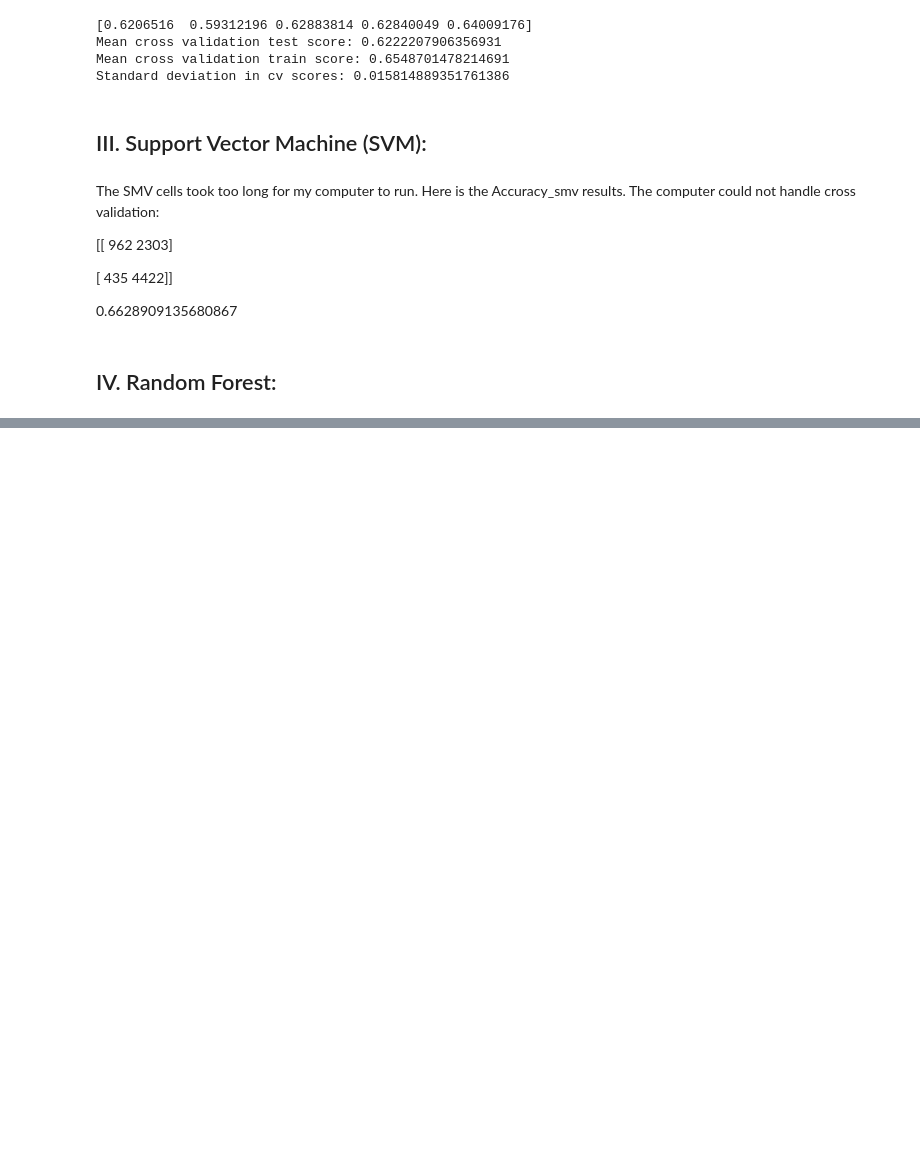
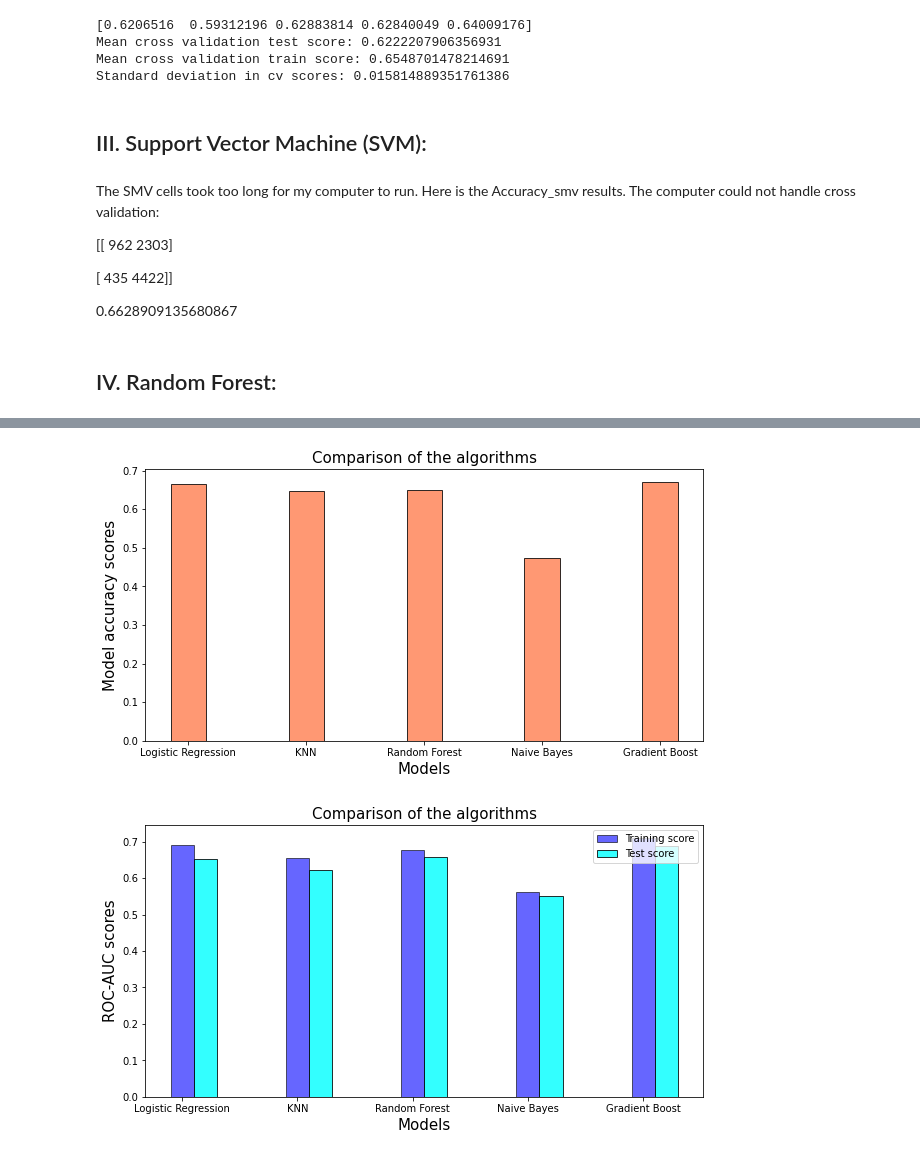
Before and after one commit to mlu004/Video_Game_Popularity, a Jupyter notebook: Modeling_Popularity.ipynb, the cells around one changed output, grey strips where cells are left out. Cells and saved outputs as stored; diff of their text form; code cells hidden in the pictures; blank space fills up the shorter version.

```diff
--- a/Modeling_Popularity.ipynb
+++ b/Modeling_Popularity.ipynb
@@ -224,0 +324,14 @@ Standard deviation in cv scores: 0.014995899380975956
+# %%
+myLabels = [ 'Logistic Regression','KNN','Random Forest', 'Naive Bayes', 'Gradient Boost']
+score_test= [  cv_scores_lr_test,cv_scores_knn_test,cv_scores_rf_test,cv_scores_nb_test, cv_scores_gbc_test]
+score_train= [  cv_scores_lr_train,cv_scores_knn_train,cv_scores_rf_train,cv_scores_nb_train, cv_scores_gbc_train]
+Accuracy_score = [Accuracy_lr,Accuracy_knn,Accuracy_rf,Accuracy_nb, Accuracy_gbc]
+
+score_tab_acc = pd.DataFrame(list(zip(myLabels, Accuracy_score)),
+               columns =['Algorithm', 'Model accuracy score'])
+
+score_tab = pd.DataFrame(list(zip(myLabels, score_train, score_test)),
+               columns =['Algorithm', 'ROC-AUC train score', 'ROC-AUC test score' ])
+print(score_tab_acc)
+
+score_tab
@@ -224,0 +351,34 @@ Standard deviation in cv scores: 0.014995899380975956
+# %%
+#plotting the accuracy scores:
+
+
+index=[1,2,3,4,5]
+index_acc=[1,2,3,4,5]
+plt.figure(figsize=(10,5))
+plt.xlabel('Models',fontsize=15)
+plt.ylabel ('Model accuracy scores',fontsize=15)
+plt.title('Comparison of the algorithms',fontsize=15)
+#patterns = [ "/"]
+_=plt.bar(index_acc,Accuracy_score,color='coral',alpha=0.8,label='Accuracy score',edgecolor='k',width=0.3)
+plt.xticks([1, 2,3,4, 5], myLabels)
+#plt.legend()
+plt.savefig("26.png")
+plt.show()
+
+#plotting and comparing ROC-AUC train/test scores:
+
+index=[1,2,3,4,5]
+index_acc=[1.2,2.2,3.2,4.2, 5.2]
+plt.figure(figsize=(10,5))
+plt.xlabel('Models',fontsize=15)
+plt.ylabel ('ROC-AUC scores',fontsize=15)
+plt.title('Comparison of the algorithms',fontsize=15)
+_=plt.bar(index,score_train,color='b',alpha=0.6,label='Training score',edgecolor='k',width=0.2)
+_=plt.bar(index_acc,score_test,color='cyan',alpha=0.8,label='Test score',edgecolor='k',width=0.2)
+plt.xticks([1, 2,3,4,5], myLabels)
+plt.legend()
+plt.savefig("27.png")
+plt.show()
+# %% [output]
+[figure, added]
+[figure, added]
```
Also changed, not shown: parts of 21 cells of this notebook, 3 other files.
